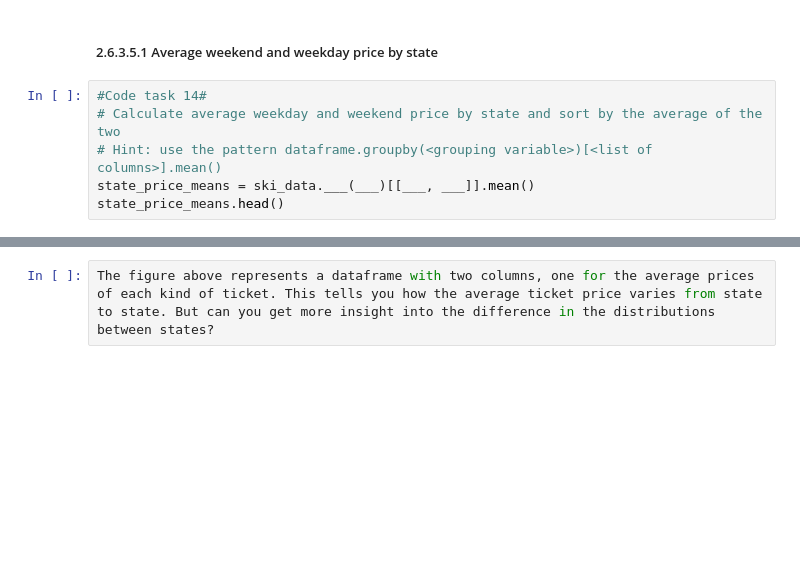
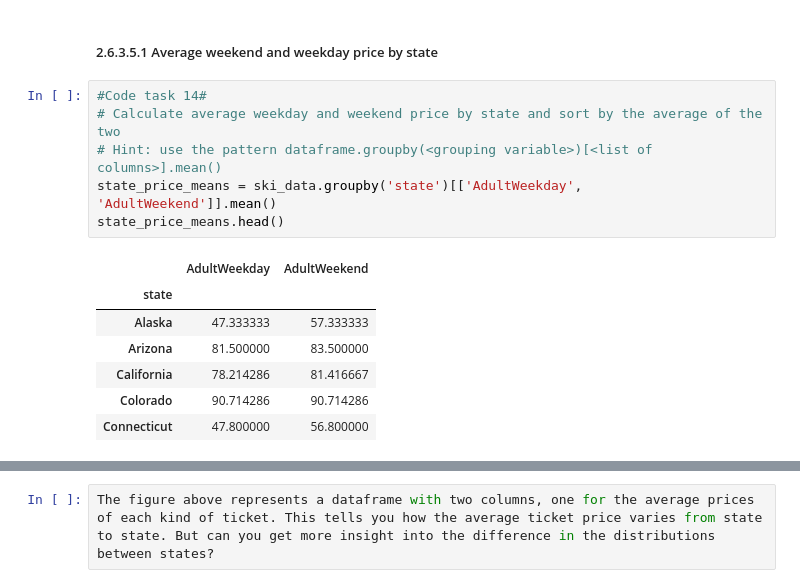
Before and after one commit to Hillary577/DataScienceGuidedCapstone, a Jupyter notebook: Notebooks/HL_02_data_wrangling.ipynb, the cells around one changed output, grey strips where cells are left out. Saved outputs shown, nothing was run; the diff lists cells and outputs as text; blank space fills up the shorter version.

```diff
--- a/Notebooks/HL_02_data_wrangling.ipynb
+++ b/Notebooks/HL_02_data_wrangling.ipynb
@@ -338,9 +379,17 @@ Our primary focus is our Big Mountain resort, in Montana. Does the state give yo
 # %%
 #Code task 14#
 # Calculate average weekday and weekend price by state and sort by the average of the two
 # Hint: use the pattern dataframe.groupby(<grouping variable>)[<list of columns>].mean()
-state_price_means = ski_data.___(___)[[___, ___]].mean()
+state_price_means = ski_data.groupby('state')[['AdultWeekday', 'AdultWeekend']].mean()
 state_price_means.head()
+# %% [output]
+|  | AdultWeekday | AdultWeekend |
+| state |  |  |
+| Alaska | 47.333333 | 57.333333 |
+| Arizona | 81.500000 | 83.500000 |
+| California | 78.214286 | 81.416667 |
+| Colorado | 90.714286 | 90.714286 |
+| Connecticut | 47.800000 | 56.800000 |
 # %%
 # The next bit simply reorders the index by increasing average of weekday and weekend prices
 # Compare the index order you get from
```
Also changed, not shown: parts of 12 cells of this notebook.
